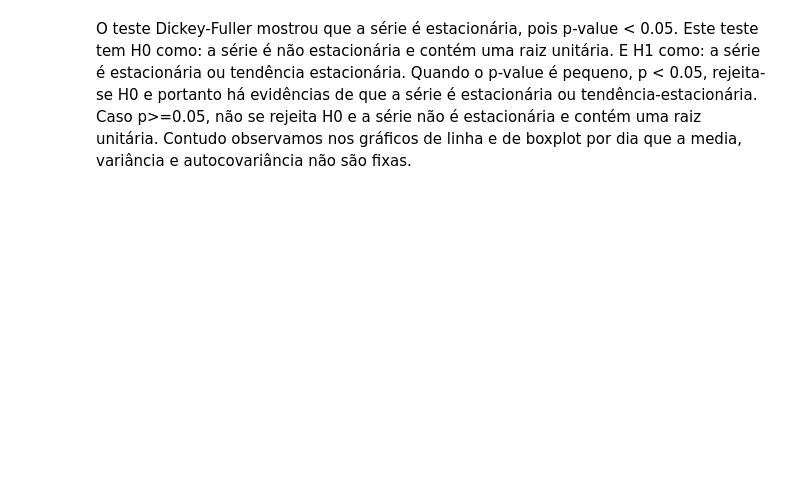
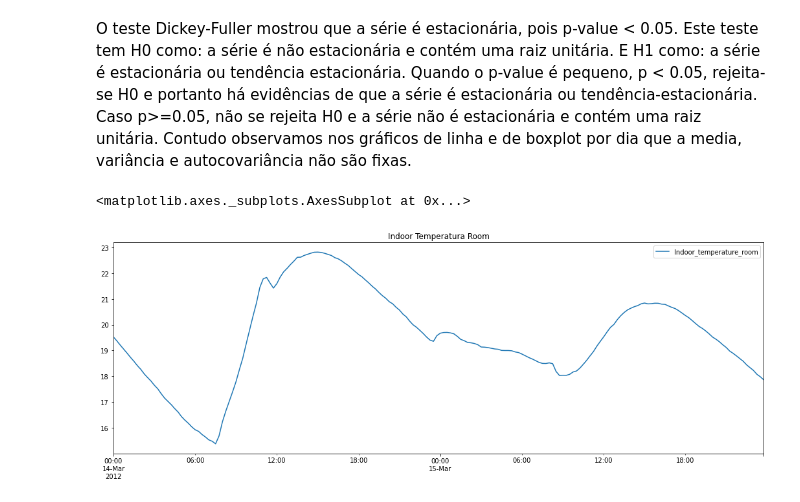
Before and after one commit to HedersonSantos/SmartHome, a Jupyter notebook: seriesTemporais.ipynb, the cells around one changed output. Drawn from its saved outputs; the diff is of its cells as text; code cells hidden in the pictures; blank space fills up the shorter version.

```diff
--- a/seriesTemporais.ipynb
+++ b/seriesTemporais.ipynb
@@ -160,5 +172,11 @@ Critical Values:
 O teste Dickey-Fuller mostrou que a série é estacionária, pois p-value < 0.05.
 Este teste tem H0 como: a série é não estacionária e contém uma raiz unitária. E H1 como: a série é estacionária ou tendência estacionária. Quando o p-value é pequeno, p < 0.05, rejeita-se H0 e portanto há evidências de que a série é estacionária ou tendência-estacionária. Caso p>=0.05, não se rejeita H0 e a série não é estacionária e contém uma raiz unitária.
 Contudo observamos nos gráficos de linha e de boxplot por dia que a media, variância e autocovariância não são fixas.
+# %%
+dftmp = df_treino[(df_treino['Date'] >= '14/03/2012') & (df_treino['Date'] <= '15/03/2012')]
+dftmp[['Indoor_temperature_room']].plot(figsize=(18,6), title='Indoor Temperatura Room')
+# %% [output]
+<matplotlib.axes._subplots.AxesSubplot at 0x...>
+[figure, added]
 # %%
 #Decomposição da Indoor_temperature_room em tendência e sazonalidade.
```
Also changed, not shown: parts of 12 cells of this notebook.
